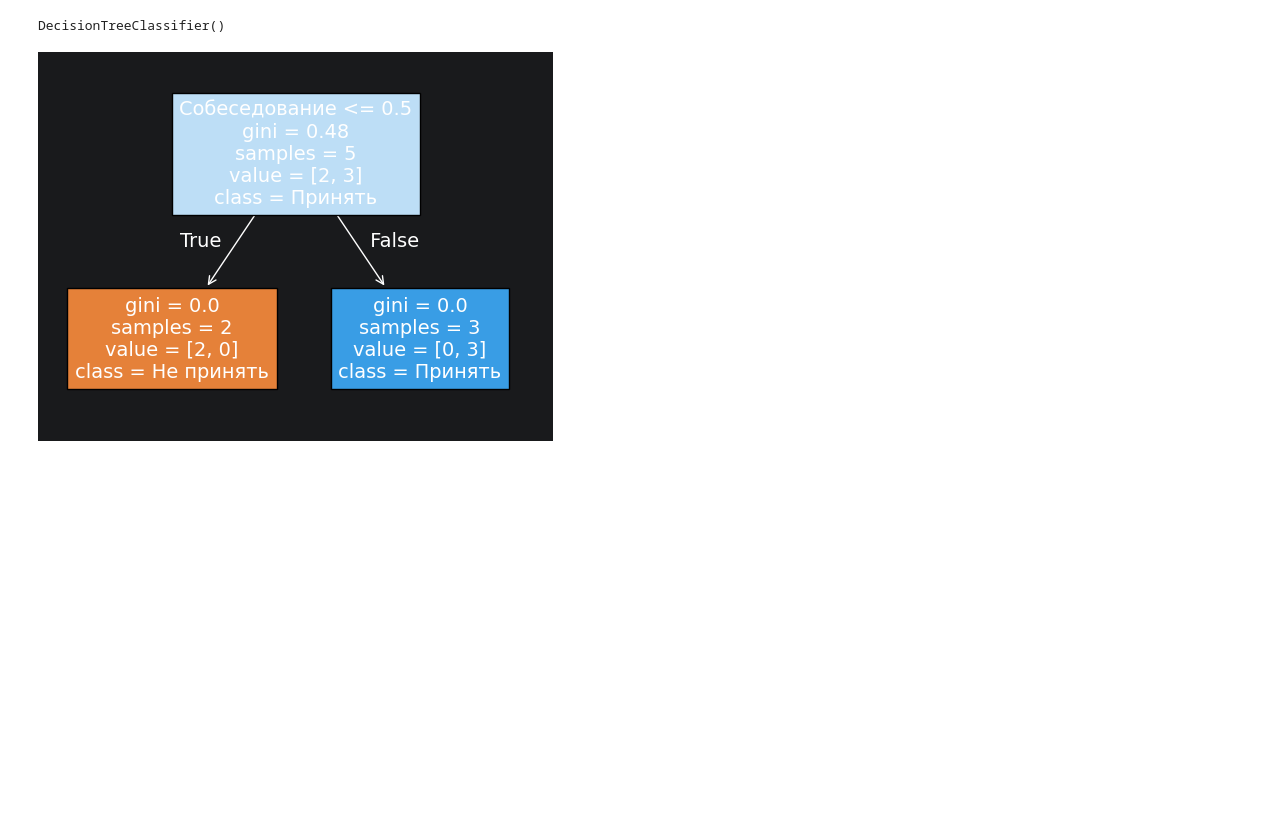
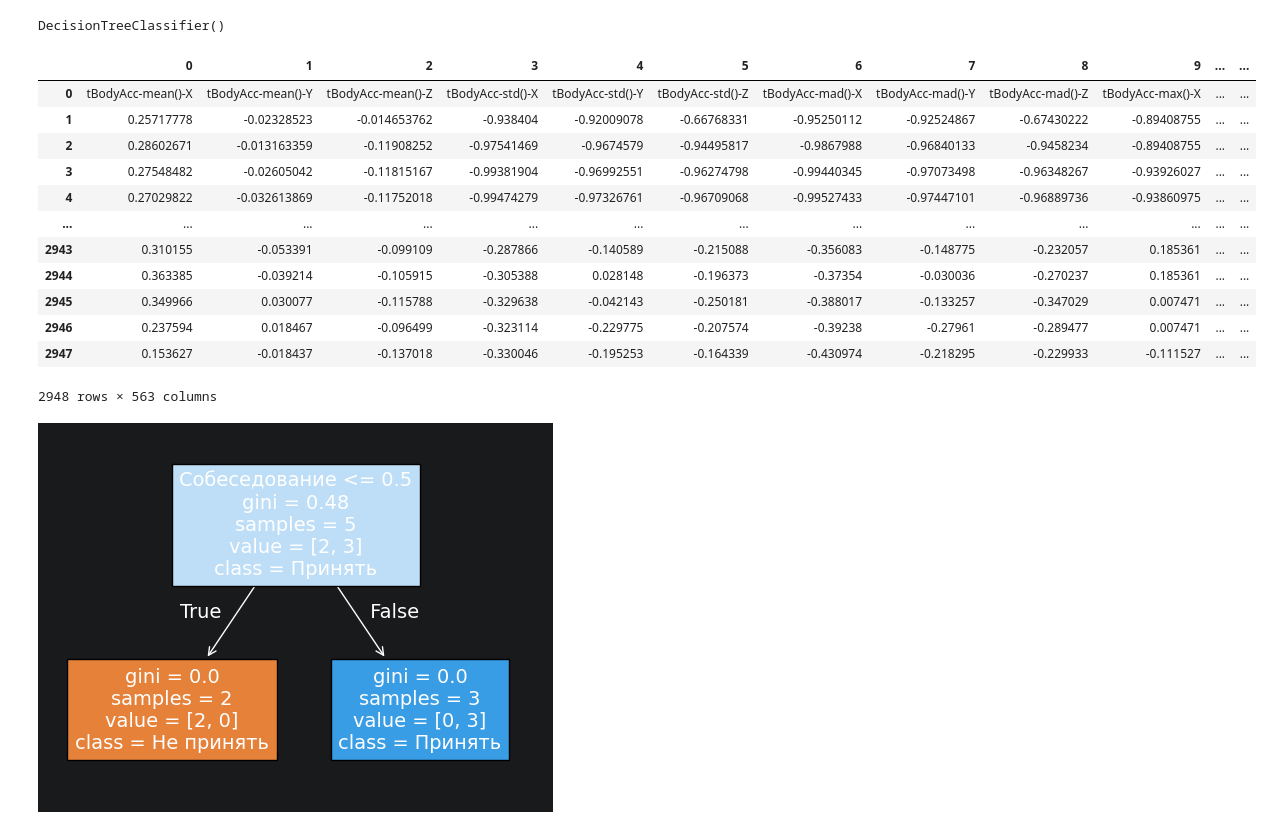
Before and after one commit to rakdav/AI, a Jupyter notebook: DecisionTrees.ipynb, the cells around one changed output. Cells and saved outputs as stored; diff of their text form; code cells hidden in the pictures; blank space fills up the shorter version.

```diff
--- a/DecisionTrees.ipynb
+++ b/DecisionTrees.ipynb
@@ -24,6 +24,24 @@ model = DecisionTreeClassifier()
 model.fit(X, y)
 # %% [output]
 DecisionTreeClassifier()
+# %%
+import pandas as pd
+HAR_test = pd.read_csv('C:/Users/administrator/Downloads/HAR_test.csv/HAR_test.csv', sep=',', header=None, na_values=[''], quotechar='"')
+HAR_test
+# %% [output]
+|  | 0 | 1 | 2 | 3 | 4 | 5 | 6 | 7 | 8 | 9 | ... | ... |
+| 0 | tBodyAcc-mean()-X | tBodyAcc-mean()-Y | tBodyAcc-mean()-Z | tBodyAcc-std()-X | tBodyAcc-std()-Y | tBodyAcc-std()-Z | tBodyAcc-mad()-X | tBodyAcc-mad()-Y | tBodyAcc-mad()-Z | tBodyAcc-max()-X | ... | ... |
+| 1 | 0.25717778 | -0.02328523 | -0.014653762 | -0.938404 | -0.92009078 | -0.66768331 | -0.95250112 | -0.92524867 | -0.67430222 | -0.89408755 | ... | ... |
+| 2 | 0.28602671 | -0.013163359 | -0.11908252 | -0.97541469 | -0.9674579 | -0.94495817 | -0.9867988 | -0.96840133 | -0.9458234 | -0.89408755 | ... | ... |
+| 3 | 0.27548482 | -0.02605042 | -0.11815167 | -0.99381904 | -0.96992551 | -0.96274798 | -0.99440345 | -0.97073498 | -0.96348267 | -0.93926027 | ... | ... |
+| 4 | 0.27029822 | -0.032613869 | -0.11752018 | -0.99474279 | -0.97326761 | -0.96709068 | -0.99527433 | -0.97447101 | -0.96889736 | -0.93860975 | ... | ... |
+| ... | ... | ... | ... | ... | ... | ... | ... | ... | ... | ... | ... | ... |
+| 2943 | 0.310155 | -0.053391 | -0.099109 | -0.287866 | -0.140589 | -0.215088 | -0.356083 | -0.148775 | -0.232057 | 0.185361 | ... | ... |
+| 2944 | 0.363385 | -0.039214 | -0.105915 | -0.305388 | 0.028148 | -0.196373 | -0.37354 | -0.030036 | -0.270237 | 0.185361 | ... | ... |
+| 2945 | 0.349966 | 0.030077 | -0.115788 | -0.329638 | -0.042143 | -0.250181 | -0.388017 | -0.133257 | -0.347029 | 0.007471 | ... | ... |
+| 2946 | 0.237594 | 0.018467 | -0.096499 | -0.323114 | -0.229775 | -0.207574 | -0.39238 | -0.27961 | -0.289477 | 0.007471 | ... | ... |
+| 2947 | 0.153627 | -0.018437 | -0.137018 | -0.330046 | -0.195253 | -0.164339 | -0.430974 | -0.218295 | -0.229933 | -0.111527 | ... | ... |
+2948 rows × 563 columns
 # %%
 # Печатаем структуру дерева
 tree.plot_tree(model, filled=True, feature_names=["Образование", "Опыт", "Собеседование"],
```
Also changed, not shown: 2 other files.
